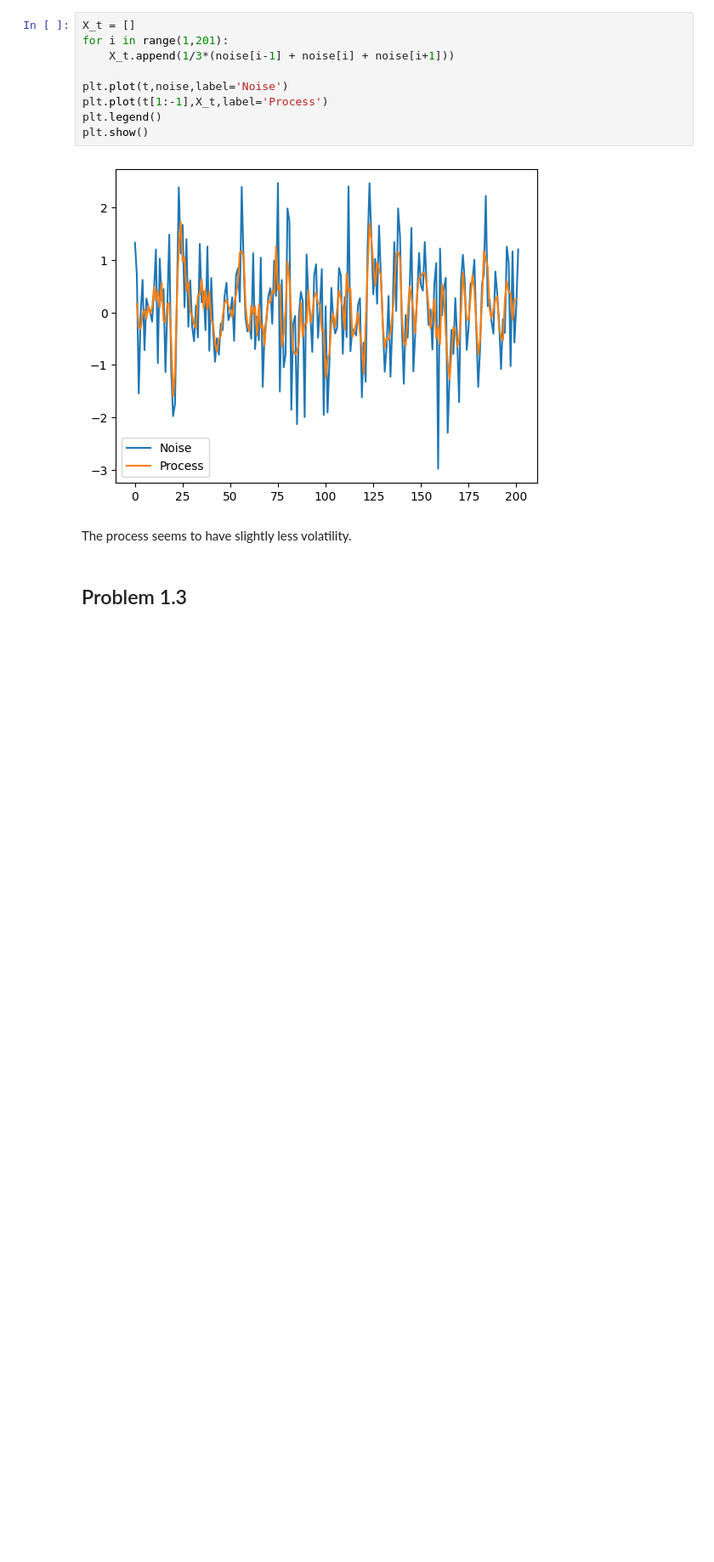
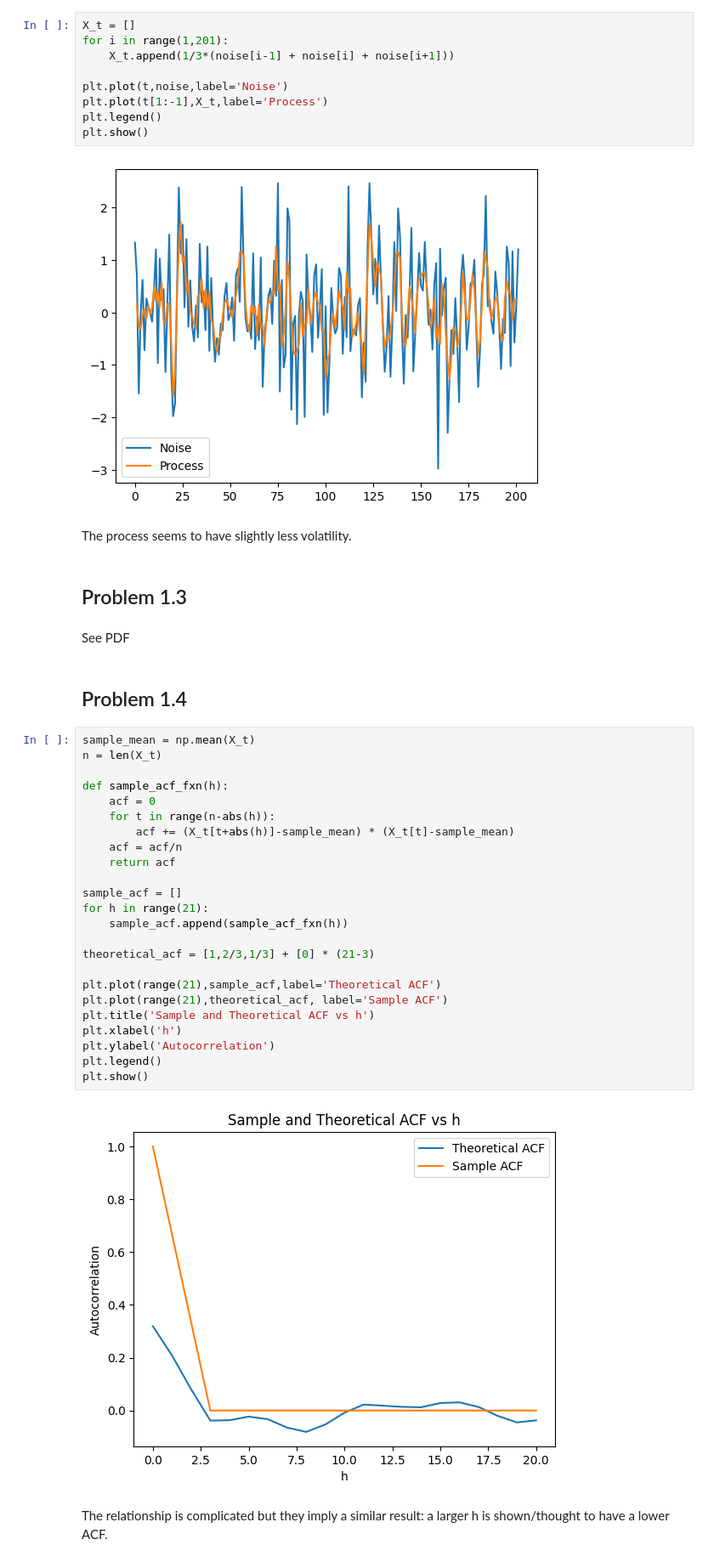
Before and after one commit to bwolfe0/Time_Series_PSTAT274, a Jupyter notebook: Lab_1/Lab1.ipynb, the cells around one changed output. Shown at 85% size. Drawn from its saved outputs; the diff is of its cells as text; blank space fills up the shorter version.

```diff
--- a/Lab_1/Lab1.ipynb
+++ b/Lab_1/Lab1.ipynb
@@ -40,3 +40,35 @@ plt.show()
 The process seems to have slightly less volatility.
 # %% [markdown]
 ## Problem 1.3
+# %% [markdown]
+See PDF
+# %% [markdown]
+## Problem 1.4
+# %%
+sample_mean = np.mean(X_t)
+n = len(X_t)
+
+def sample_acf_fxn(h):
+    acf = 0
+    for t in range(n-abs(h)):
+        acf += (X_t[t+abs(h)]-sample_mean) * (X_t[t]-sample_mean)
+    acf = acf/n
+    return acf
+
+sample_acf = []
+for h in range(21):
+    sample_acf.append(sample_acf_fxn(h))
+
+theoretical_acf = [1,2/3,1/3] + [0] * (21-3)
+
+plt.plot(range(21),sample_acf,label='Theoretical ACF')
+plt.plot(range(21),theoretical_acf, label='Sample ACF')
+plt.title('Sample and Theoretical ACF vs h')
+plt.xlabel('h')
+plt.ylabel('Autocorrelation')
+plt.legend()
+plt.show()
+# %% [output]
+[figure, added]
+# %% [markdown]
+The relationship is complicated but they imply a similar result: a larger h is shown/thought to have a lower ACF.
```
